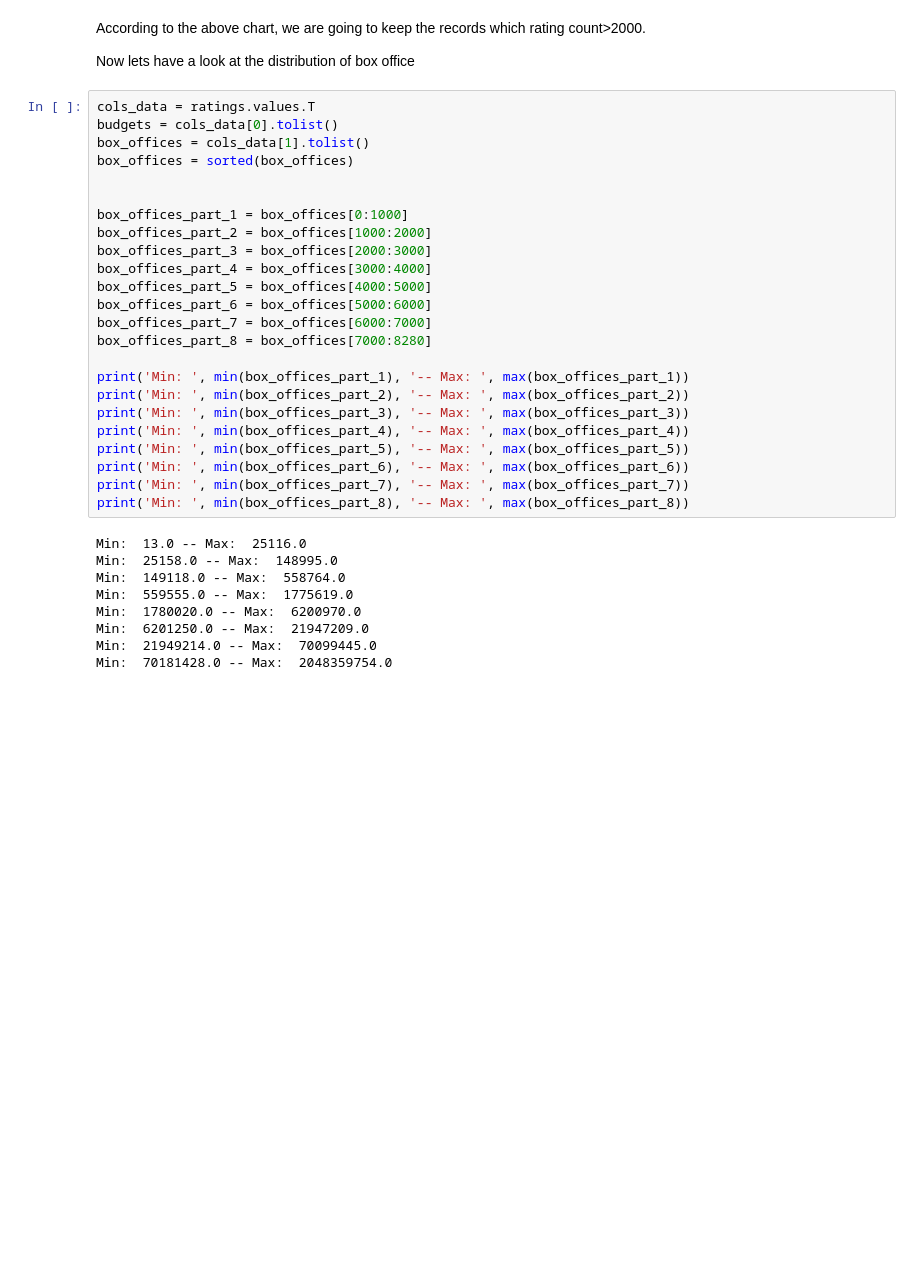
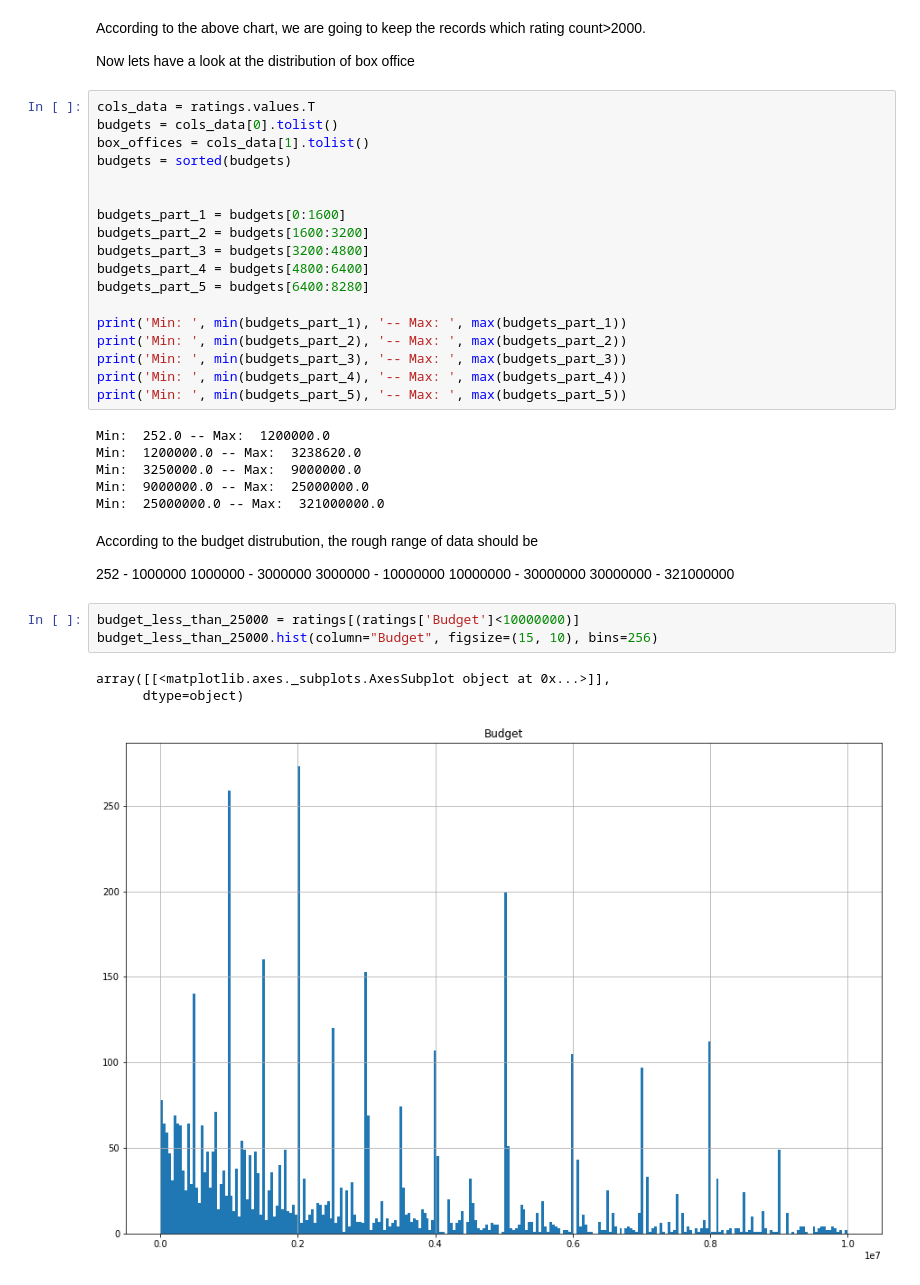
Before and after one commit to pupboss/CE7454-Project-Fall2019, a Jupyter notebook: data/clean/stage_2.ipynb, the cells around one changed output. Saved outputs shown, nothing was run; the diff lists cells and outputs as text; blank space fills up the shorter version.

```diff
--- a/data/clean/stage_2.ipynb
+++ b/data/clean/stage_2.ipynb
@@ -55,32 +55,38 @@ Now lets have a look at the distribution of box office
 cols_data = ratings.values.T
 budgets = cols_data[0].tolist()
 box_offices = cols_data[1].tolist()
-box_offices = sorted(box_offices)
+budgets = sorted(budgets)
 
 
-box_offices_part_1 = box_offices[0:1000]
-box_offices_part_2 = box_offices[1000:2000]
-box_offices_part_3 = box_offices[2000:3000]
-box_offices_part_4 = box_offices[3000:4000]
-box_offices_part_5 = box_offices[4000:5000]
-box_offices_part_6 = box_offices[5000:6000]
-box_offices_part_7 = box_offices[6000:7000]
-box_offices_part_8 = box_offices[7000:8280]
+budgets_part_1 = budgets[0:1600]
+budgets_part_2 = budgets[1600:3200]
+budgets_part_3 = budgets[3200:4800]
+budgets_part_4 = budgets[4800:6400]
+budgets_part_5 = budgets[6400:8280]
 
-print('Min: ', min(box_offices_part_1), '-- Max: ', max(box_offices_part_1))
-print('Min: ', min(box_offices_part_2), '-- Max: ', max(box_offices_part_2))
-print('Min: ', min(box_offices_part_3), '-- Max: ', max(box_offices_part_3))
-print('Min: ', min(box_offices_part_4), '-- Max: ', max(box_offices_part_4))
-print('Min: ', min(box_offices_part_5), '-- Max: ', max(box_offices_part_5))
-print('Min: ', min(box_offices_part_6), '-- Max: ', max(box_offices_part_6))
-print('Min: ', min(box_offices_part_7), '-- Max: ', max(box_offices_part_7))
-print('Min: ', min(box_offices_part_8), '-- Max: ', max(box_offices_part_8))
+print('Min: ', min(budgets_part_1), '-- Max: ', max(budgets_part_1))
+print('Min: ', min(budgets_part_2), '-- Max: ', max(budgets_part_2))
+print('Min: ', min(budgets_part_3), '-- Max: ', max(budgets_part_3))
+print('Min: ', min(budgets_part_4), '-- Max: ', max(budgets_part_4))
+print('Min: ', min(budgets_part_5), '-- Max: ', max(budgets_part_5))
 # %% [output]
-Min:  13.0 -- Max:  25116.0
-Min:  25158.0 -- Max:  148995.0
-Min:  149118.0 -- Max:  558764.0
-Min:  559555.0 -- Max:  1775619.0
-Min:  1780020.0 -- Max:  6200970.0
-Min:  6201250.0 -- Max:  21947209.0
-Min:  21949214.0 -- Max:  70099445.0
-Min:  70181428.0 -- Max:  2048359754.0
+Min:  252.0 -- Max:  1200000.0
+Min:  1200000.0 -- Max:  3238620.0
+Min:  3250000.0 -- Max:  9000000.0
+Min:  9000000.0 -- Max:  25000000.0
+Min:  25000000.0 -- Max:  321000000.0
+# %% [markdown]
+According to the budget distrubution, the rough range of data should be
+
+252 - 1000000
+1000000 - 3000000
+3000000 - 10000000
+10000000 - 30000000
+30000000 - 321000000
+# %%
+budget_less_than_25000 = ratings[(ratings['Budget']<10000000)]
+budget_less_than_25000.hist(column="Budget", figsize=(15, 10), bins=256)
+# %% [output]
+array([[<matplotlib.axes._subplots.AxesSubplot object at 0x...>]],
+      dtype=object)
+[figure, added]
```
Also changed, not shown: 5 other files.
